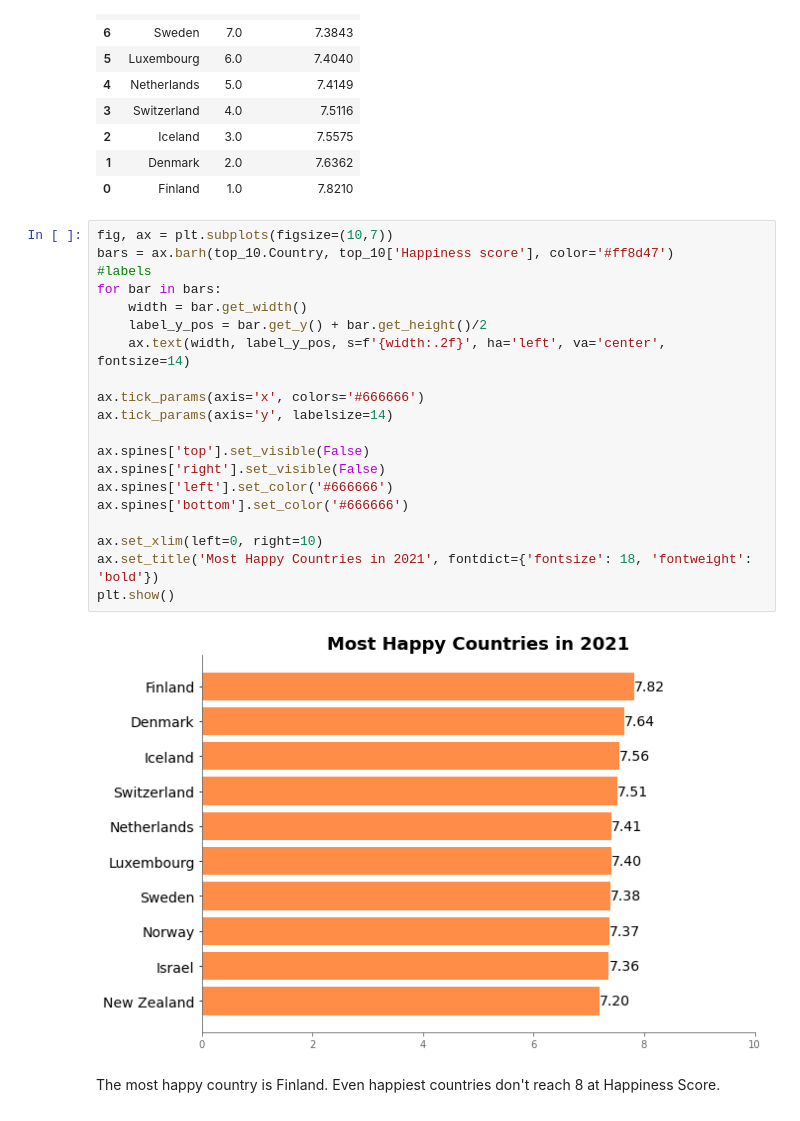
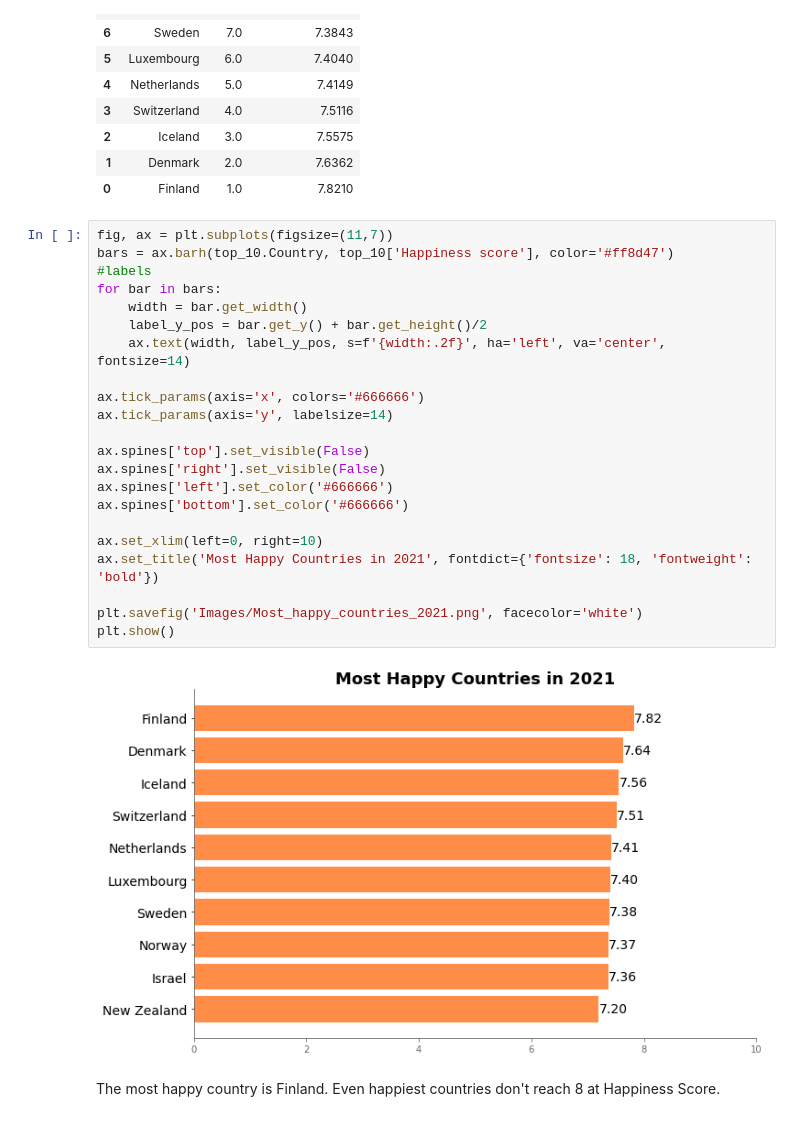
Before and after one commit to angkohtenko/World_Happiness_Report, a Jupyter notebook: Clean_data.ipynb, the cells around one changed output. Saved outputs shown, nothing was run; the diff lists cells and outputs as text.

Commit message:
export plots to png

```diff
--- a/Clean_data.ipynb
+++ b/Clean_data.ipynb
@@ -988,27 +988,29 @@ top_10
 | 1 | Denmark | 2.0 | 7.6362 |
 | 0 | Finland | 1.0 | 7.8210 |
 # %%
-fig, ax = plt.subplots(figsize=(10,7))
+fig, ax = plt.subplots(figsize=(11,7))
 bars = ax.barh(top_10.Country, top_10['Happiness score'], color='#ff8d47')
 #labels
 for bar in bars:
     width = bar.get_width()
     label_y_pos = bar.get_y() + bar.get_height()/2
     ax.text(width, label_y_pos, s=f'{width:.2f}', ha='left', va='center', fontsize=14)
 
 ax.tick_params(axis='x', colors='#666666')
 ax.tick_params(axis='y', labelsize=14)
 
 ax.spines['top'].set_visible(False)
 ax.spines['right'].set_visible(False)
 ax.spines['left'].set_color('#666666')
 ax.spines['bottom'].set_color('#666666')
 
 ax.set_xlim(left=0, right=10)
 ax.set_title('Most Happy Countries in 2021', fontdict={'fontsize': 18, 'fontweight': 'bold'})
+
+plt.savefig('Images/Most_happy_countries_2021.png', facecolor='white')
 plt.show()
 # %% [output]
-[figure, old version]
+[figure, new version]
 # %% [markdown]
 The most happy country is Finland. Even happiest countries don't reach 8 at Happiness Score.
 # %% [markdown]
```
Also changed, not shown: parts of 7 cells of this notebook, 8 other files.
